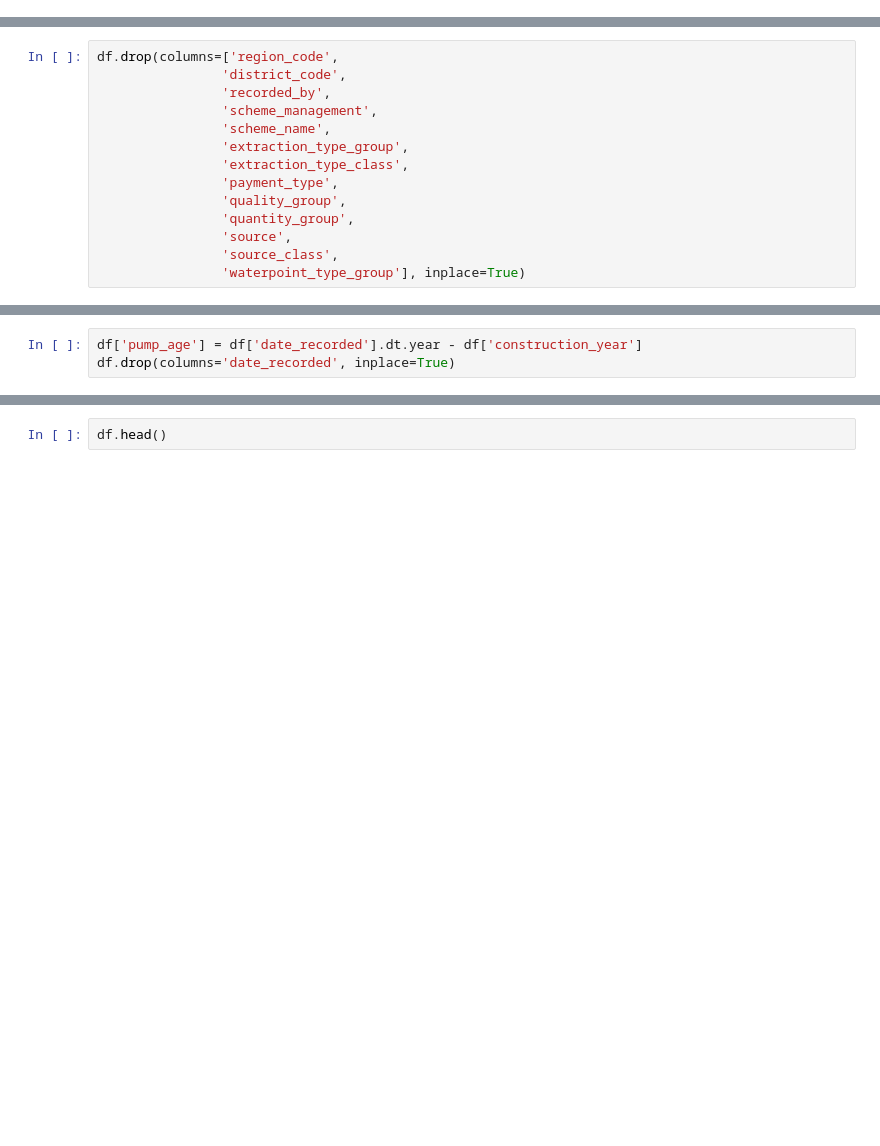
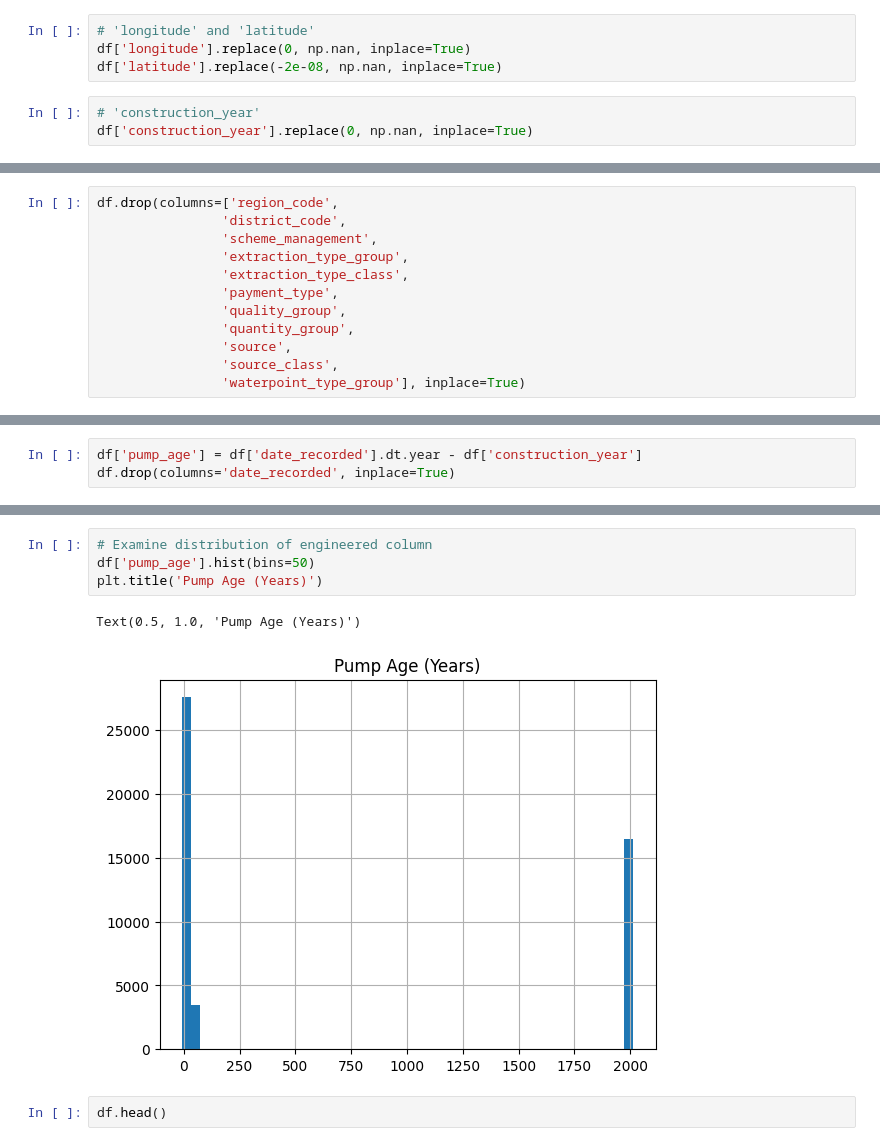
Before and after one commit to ErinNC/Tanzania-Water-Pumps, a Jupyter notebook: Tanzania_Water_Pumps_EDA.ipynb, the cells around one changed output, grey strips where cells are left out. Drawn from its saved outputs; the diff is of its cells as text; blank space fills up the shorter version.

```diff
--- a/Tanzania_Water_Pumps_EDA.ipynb
+++ b/Tanzania_Water_Pumps_EDA.ipynb
@@ -150,0 +180,7 @@ After initial exploration of the data, a number of necessary adjustments need to
+# %%
+# 'longitude' and 'latitude'
+df['longitude'].replace(0, np.nan, inplace=True)
+df['latitude'].replace(-2e-08, np.nan, inplace=True)
+# %%
+# 'construction_year'
+df['construction_year'].replace(0, np.nan, inplace=True)
@@ -206,9 +295,7 @@ df['permit'] = df['permit'].astype('bool')
 # %%
 df.drop(columns=['region_code',
                 'district_code',
-                'recorded_by',
                 'scheme_management',
-                'scheme_name',
                 'extraction_type_group',
                 'extraction_type_class',
                 'payment_type',
@@ -264,3 +340,10 @@ df.drop(columns='date_recorded', inplace=True)
+# %%
+# Examine distribution of engineered column
+df['pump_age'].hist(bins=50)
+plt.title('Pump Age (Years)')
+# %% [output]
+Text(0.5, 1.0, 'Pump Age (Years)')
+[figure, added]
 # %%
 df.head()
 # %% [output]
```
Also changed, not shown: parts of 25 cells of this notebook, 2 other files.
